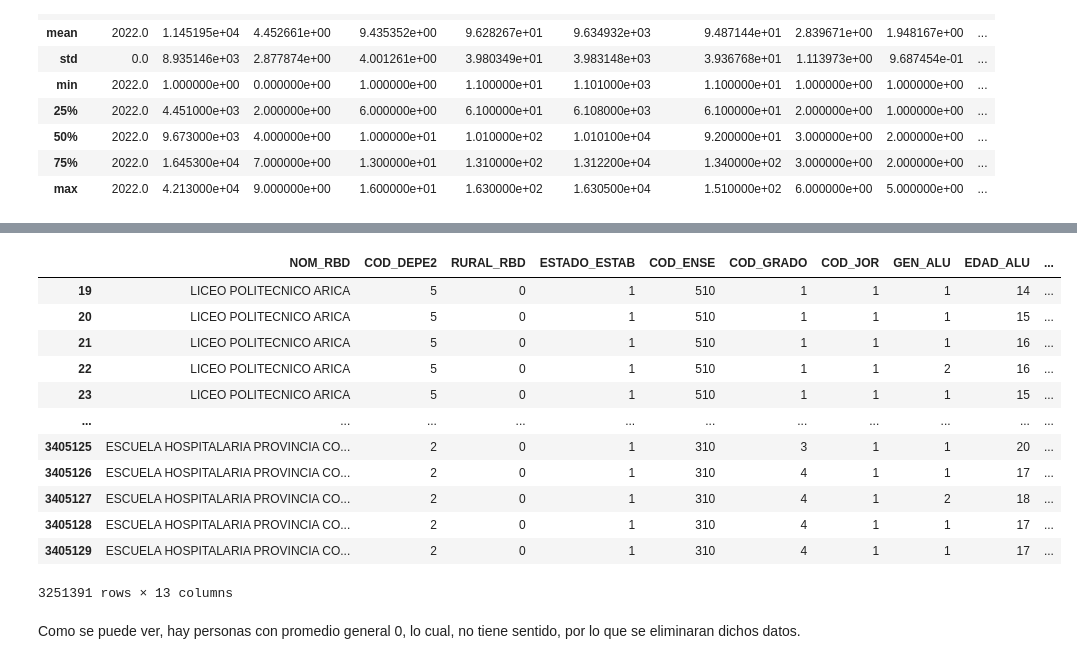
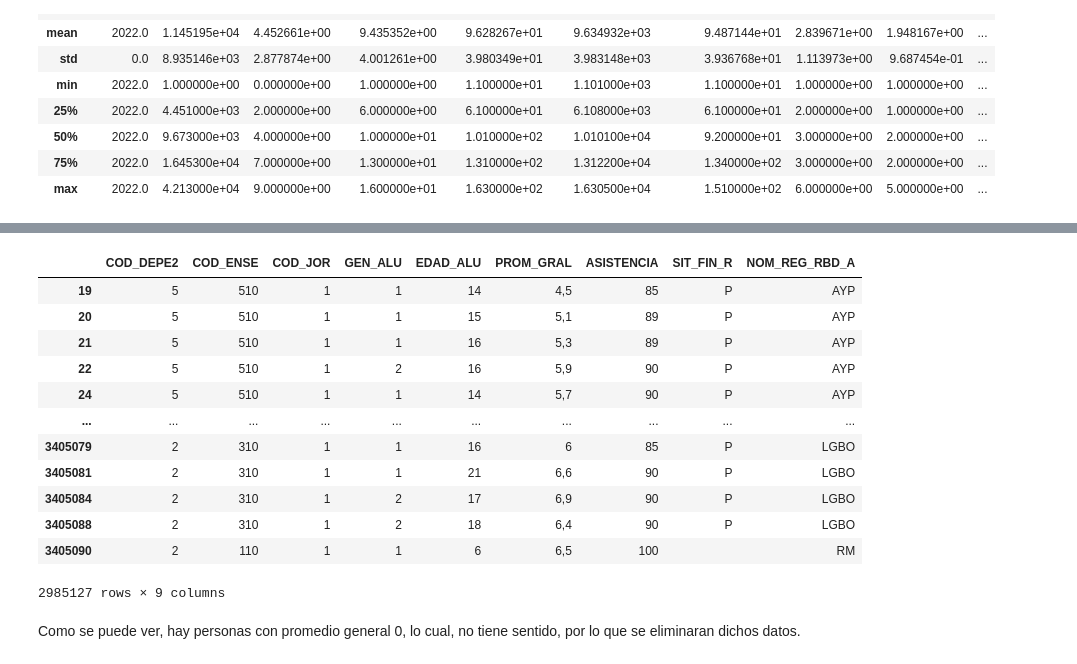
Before and after one commit to benja20029/IIC2433-Proyecto-Rendimiento-Academico, a Jupyter notebook: process_data.ipynb, the cells around one changed output, grey strips where cells are left out. Drawn from its saved outputs; the diff is of its cells as text; code cells hidden in the pictures.

```diff
--- a/process_data.ipynb
+++ b/process_data.ipynb
@@ -104,0 +96,3 @@ Luego, mantendremos solo las columnas que parecen aportar informacion relevante
+# %%
+df_1= df_1[(df_1["PROM_GRAL"] != "0") & (df_1["ASISTENCIA"] != "0")]
+df_1
@@ -105,21 +113,21 @@ Luego, mantendremos solo las columnas que parecen aportar informacion relevante
 # %%
-df_2 = df_1[["NOM_RBD", "COD_DEPE2", "RURAL_RBD", "ESTADO_ESTAB", "COD_ENSE", "COD_GRADO", "COD_JOR", "GEN_ALU", "EDAD_ALU" \
-    , "NOM_COM_ALU", "PROM_GRAL", "ASISTENCIA", "SIT_FIN_R" ]]
+df_2 = df_1[["COD_DEPE2", "COD_ENSE", "COD_JOR", "GEN_ALU", "EDAD_ALU" \
+    , "PROM_GRAL", "ASISTENCIA", "SIT_FIN_R", "NOM_REG_RBD_A"]]
 
 df_2
 # %% [output]
-|  | NOM_RBD | COD_DEPE2 | RURAL_RBD | ESTADO_ESTAB | COD_ENSE | COD_GRADO | COD_JOR | GEN_ALU | EDAD_ALU | ... |
-| 19 | LICEO POLITECNICO ARICA | 5 | 0 | 1 | 510 | 1 | 1 | 1 | 14 | ... |
-| 20 | LICEO POLITECNICO ARICA | 5 | 0 | 1 | 510 | 1 | 1 | 1 | 15 | ... |
-| 21 | LICEO POLITECNICO ARICA | 5 | 0 | 1 | 510 | 1 | 1 | 1 | 16 | ... |
-| 22 | LICEO POLITECNICO ARICA | 5 | 0 | 1 | 510 | 1 | 1 | 2 | 16 | ... |
-| 23 | LICEO POLITECNICO ARICA | 5 | 0 | 1 | 510 | 1 | 1 | 1 | 15 | ... |
-| ... | ... | ... | ... | ... | ... | ... | ... | ... | ... | ... |
-| 3405125 | ESCUELA HOSPITALARIA PROVINCIA CO... | 2 | 0 | 1 | 310 | 3 | 1 | 1 | 20 | ... |
-| 3405126 | ESCUELA HOSPITALARIA PROVINCIA CO... | 2 | 0 | 1 | 310 | 4 | 1 | 1 | 17 | ... |
-| 3405127 | ESCUELA HOSPITALARIA PROVINCIA CO... | 2 | 0 | 1 | 310 | 4 | 1 | 2 | 18 | ... |
-| 3405128 | ESCUELA HOSPITALARIA PROVINCIA CO... | 2 | 0 | 1 | 310 | 4 | 1 | 1 | 17 | ... |
-| 3405129 | ESCUELA HOSPITALARIA PROVINCIA CO... | 2 | 0 | 1 | 310 | 4 | 1 | 1 | 17 | ... |
+|  | COD_DEPE2 | COD_ENSE | COD_JOR | GEN_ALU | EDAD_ALU | PROM_GRAL | ASISTENCIA | SIT_FIN_R | NOM_REG_RBD_A |
+| 19 | 5 | 510 | 1 | 1 | 14 | 4,5 | 85 | P | AYP |
+| 20 | 5 | 510 | 1 | 1 | 15 | 5,1 | 89 | P | AYP |
+| 21 | 5 | 510 | 1 | 1 | 16 | 5,3 | 89 | P | AYP |
+| 22 | 5 | 510 | 1 | 2 | 16 | 5,9 | 90 | P | AYP |
+| 24 | 5 | 510 | 1 | 1 | 14 | 5,7 | 90 | P | AYP |
+| ... | ... | ... | ... | ... | ... | ... | ... | ... | ... |
+| 3405079 | 2 | 310 | 1 | 1 | 16 | 6 | 85 | P | LGBO |
+| 3405081 | 2 | 310 | 1 | 1 | 21 | 6,6 | 90 | P | LGBO |
+| 3405084 | 2 | 310 | 1 | 2 | 17 | 6,9 | 90 | P | LGBO |
+| 3405088 | 2 | 310 | 1 | 2 | 18 | 6,4 | 90 | P | LGBO |
+| 3405090 | 2 | 110 | 1 | 1 | 6 | 6,5 | 100 |  | RM |
-3251391 rows × 13 columns
+2985127 rows × 9 columns
 # %% [markdown]
 Como se puede ver, hay personas con promedio general 0, lo cual, no tiene sentido, por lo que se eliminaran dichos datos.
```
Also changed, not shown: parts of 77 cells of this notebook, 2 other files.
